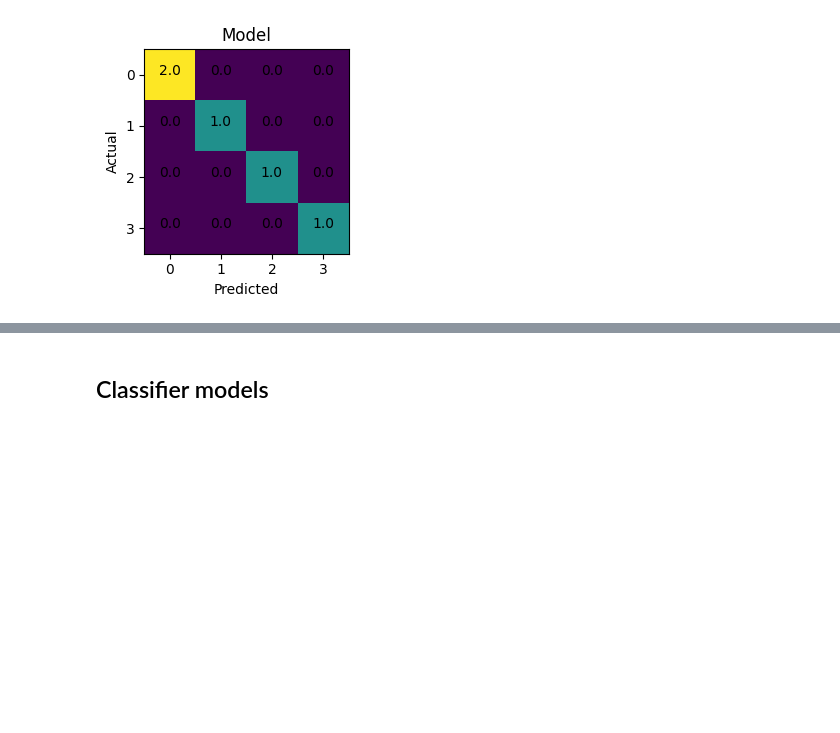
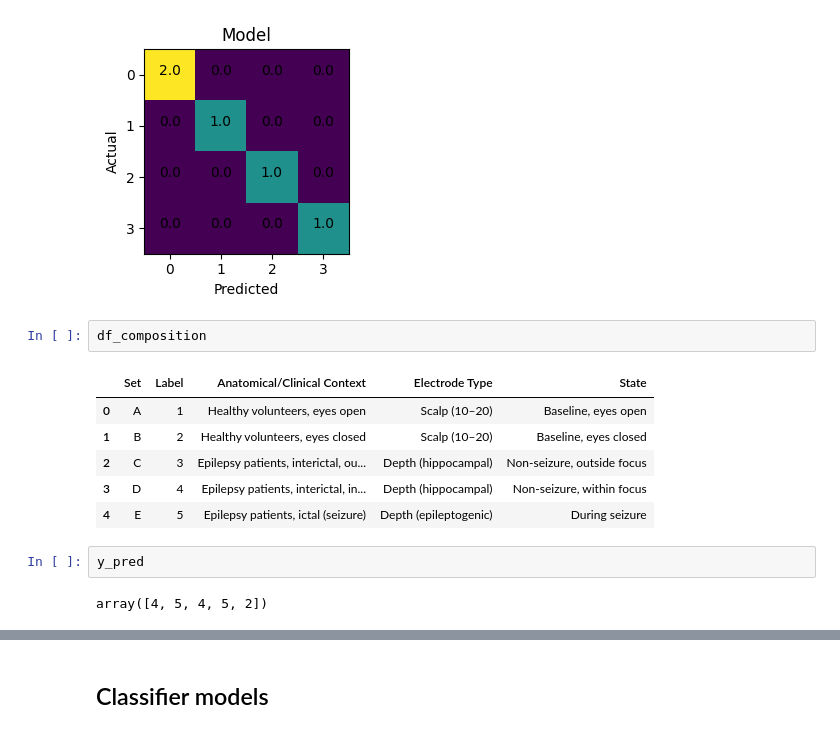
Before and after one commit to nawroz-m/ML_learning, a Jupyter notebook: G5_EEG_v3.ipynb, the cells around one changed output, grey strips where cells are left out. Saved outputs shown, nothing was run; the diff lists cells and outputs as text; blank space fills up the shorter version.

```diff
--- a/G5_EEG_v3.ipynb
+++ b/G5_EEG_v3.ipynb
@@ -377,3 +417,16 @@ y_pred, ground_truth.tolist()
 plot_confusion_matrix(cm)
 # %% [output]
 [figure]
+# %%
+df_composition
+# %% [output]
+|  | Set | Label | Anatomical/Clinical Context | Electrode Type | State |
+| 0 | A | 1 | Healthy volunteers, eyes open | Scalp (10–20) | Baseline, eyes open |
+| 1 | B | 2 | Healthy volunteers, eyes closed | Scalp (10–20) | Baseline, eyes closed |
+| 2 | C | 3 | Epilepsy patients, interictal, ou... | Depth (hippocampal) | Non-seizure, outside focus |
+| 3 | D | 4 | Epilepsy patients, interictal, in... | Depth (hippocampal) | Non-seizure, within focus |
+| 4 | E | 5 | Epilepsy patients, ictal (seizure) | Depth (epileptogenic) | During seizure |
+# %%
+y_pred
+# %% [output]
+array([4, 5, 4, 5, 2])
```
Also changed, not shown: parts of 7 cells of this notebook.
